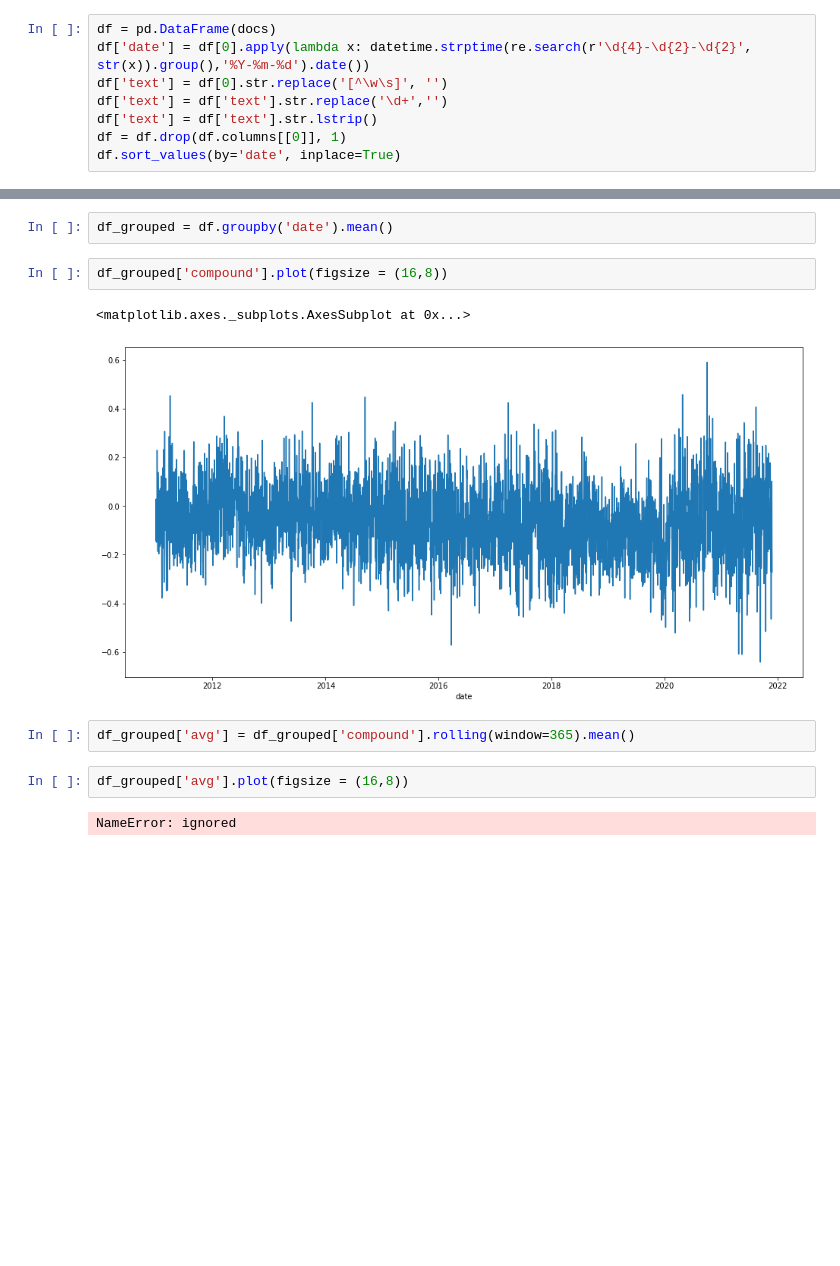
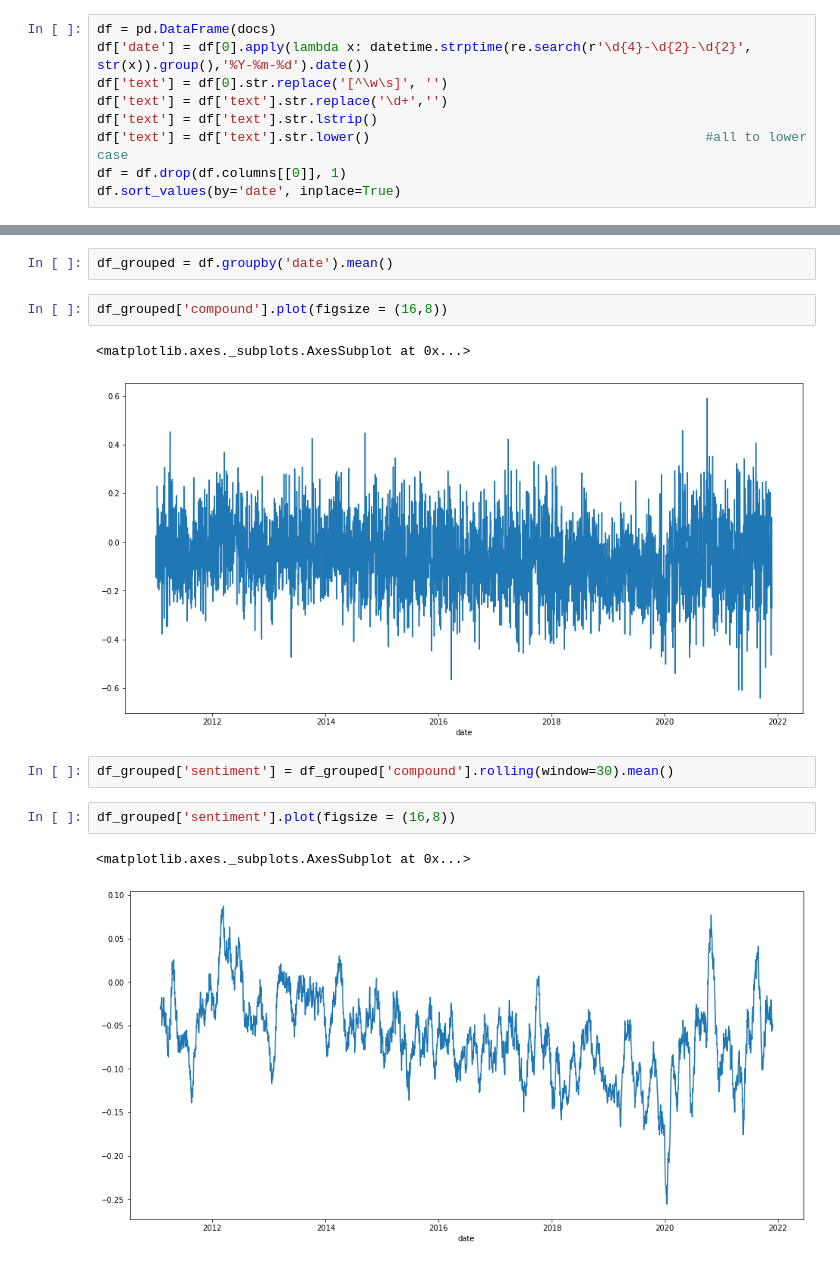
Before and after one commit to ChrisFJardine/Masterclass, a Jupyter notebook: CJardineAssignment3__Wrangling.ipynb, the cells around one changed output, grey strips where cells are left out. Saved outputs shown, nothing was run; the diff lists cells and outputs as text; blank space fills up the shorter version.

```diff
--- a/CJardineAssignment3__Wrangling.ipynb
+++ b/CJardineAssignment3__Wrangling.ipynb
@@ -33,6 +48,7 @@ df['date'] = df[0].apply(lambda x: datetime.strptime(re.search(r'\d{4}-\d{2}-\d{
 df['text'] = df[0].str.replace('[^\w\s]', '')
 df['text'] = df['text'].str.replace('\d+','')
 df['text'] = df['text'].str.lstrip()
+df['text'] = df['text'].str.lower()                                           #all to lower case
 df = df.drop(df.columns[[0]], 1)
 df.sort_values(by='date', inplace=True)
 # %%
@@ -50,10 +65,11 @@ df_grouped = df.groupby('date').mean()
 df_grouped['compound'].plot(figsize = (16,8))
 # %% [output]
 <matplotlib.axes._subplots.AxesSubplot at 0x...>
-[figure, old version]
+[figure, new version]
 # %%
-df_grouped['avg'] = df_grouped['compound'].rolling(window=365).mean()
+df_grouped['sentiment'] = df_grouped['compound'].rolling(window=30).mean()
 # %%
-df_grouped['avg'].plot(figsize = (16,8))
+df_grouped['sentiment'].plot(figsize = (16,8))
 # %% [output]
-NameError: ignored
+<matplotlib.axes._subplots.AxesSubplot at 0x...>
+[figure, added]
```
Also changed, not shown: parts of 19 cells of this notebook.
